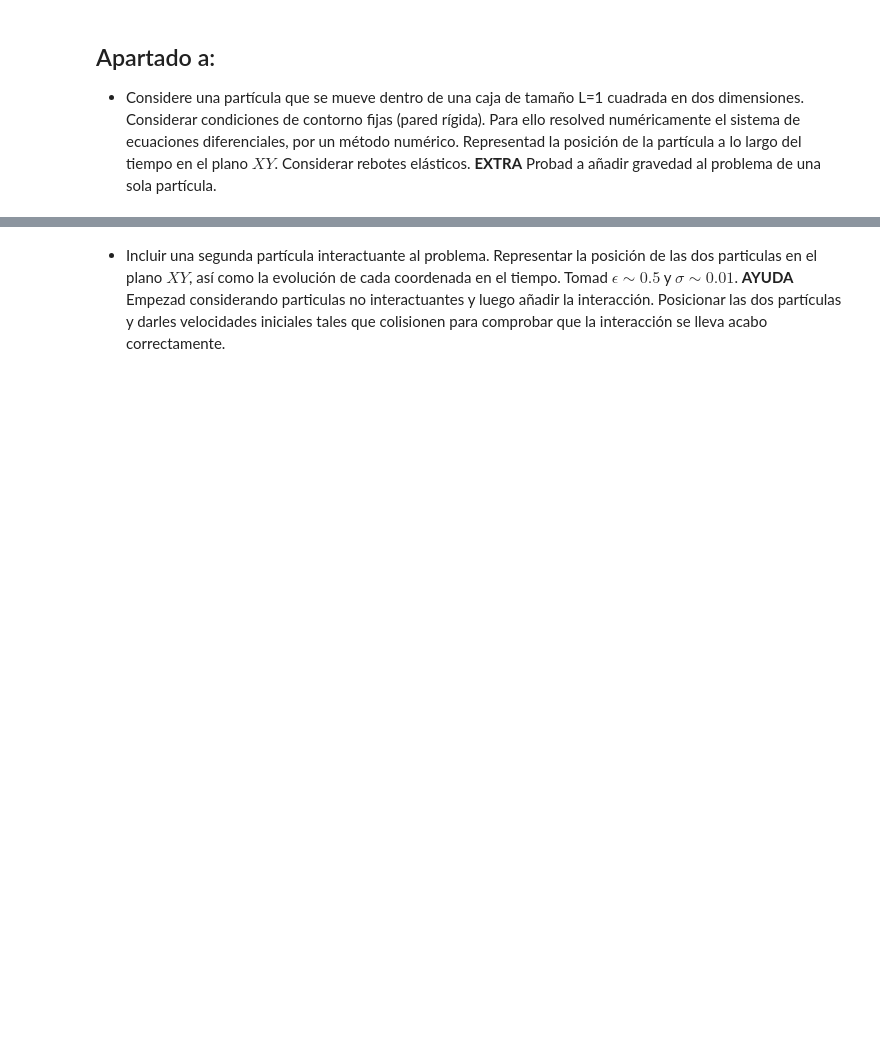
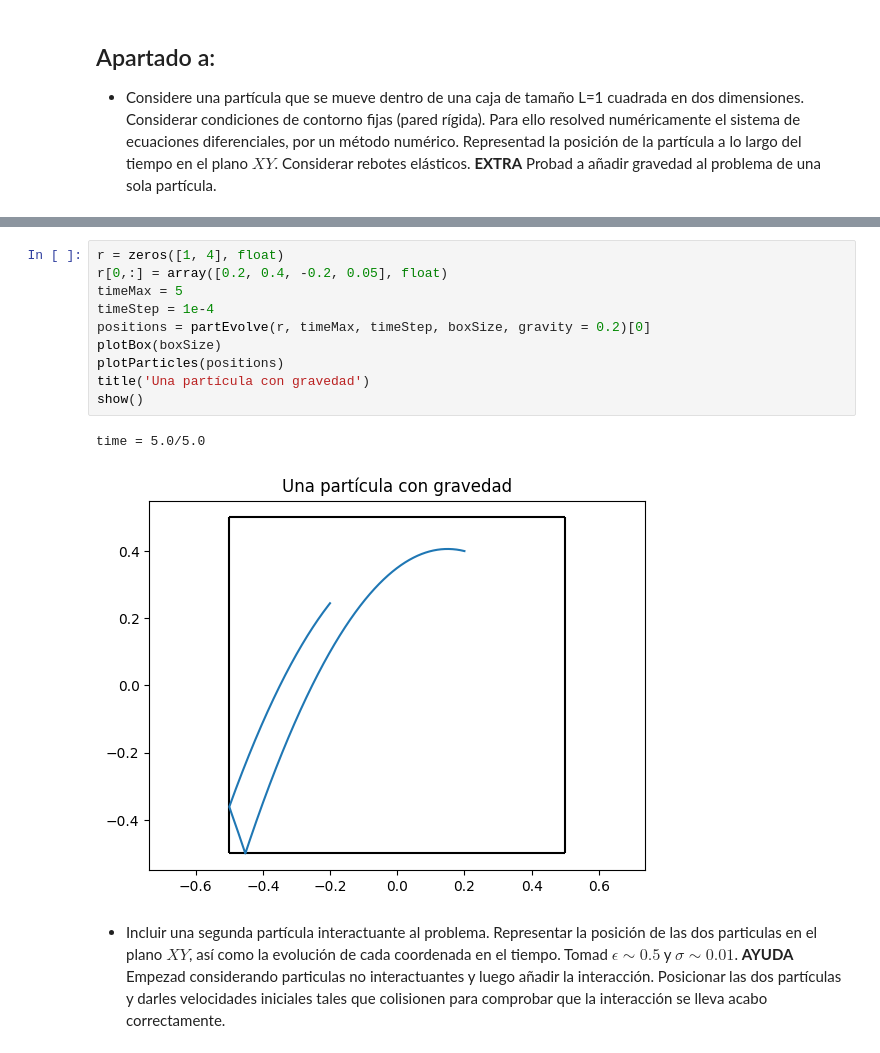
Before and after one commit to guillediaaazz/fiscomp-practices, a Jupyter notebook: P2/L-J-enunciados.ipynb, the cells around one changed output, grey strips where cells are left out. Saved outputs shown, nothing was run; the diff lists cells and outputs as text; blank space fills up the shorter version.

```diff
--- a/P2/L-J-enunciados.ipynb
+++ b/P2/L-J-enunciados.ipynb
@@ -240,2 +196,15 @@ time = 2.0/2.0
+# %%
+r = zeros([1, 4], float)
+r[0,:] = array([0.2, 0.4, -0.2, 0.05], float)
+timeMax = 5
+timeStep = 1e-4
+positions = partEvolve(r, timeMax, timeStep, boxSize, gravity = 0.2)[0]
+plotBox(boxSize)
+plotParticles(positions)
+title('Una partícula con gravedad')
+show()
+# %% [output]
+time = 5.0/5.0
+[figure, added]
 # %% [markdown]
 - Incluir una segunda partícula interactuante al problema. Representar la posición de las dos particulas en el plano $XY$, así como la evolución de cada coordenada en el tiempo.  Tomad $\epsilon\sim0.5$ y $\sigma\sim0.01$. **AYUDA** Empezad considerando particulas no interactuantes y luego añadir la interacción. Posicionar las dos partículas y darles velocidades iniciales tales que colisionen para comprobar que la interacción se lleva acabo correctamente.
```
Also changed, not shown: parts of 11 cells of this notebook, 2 other files.
